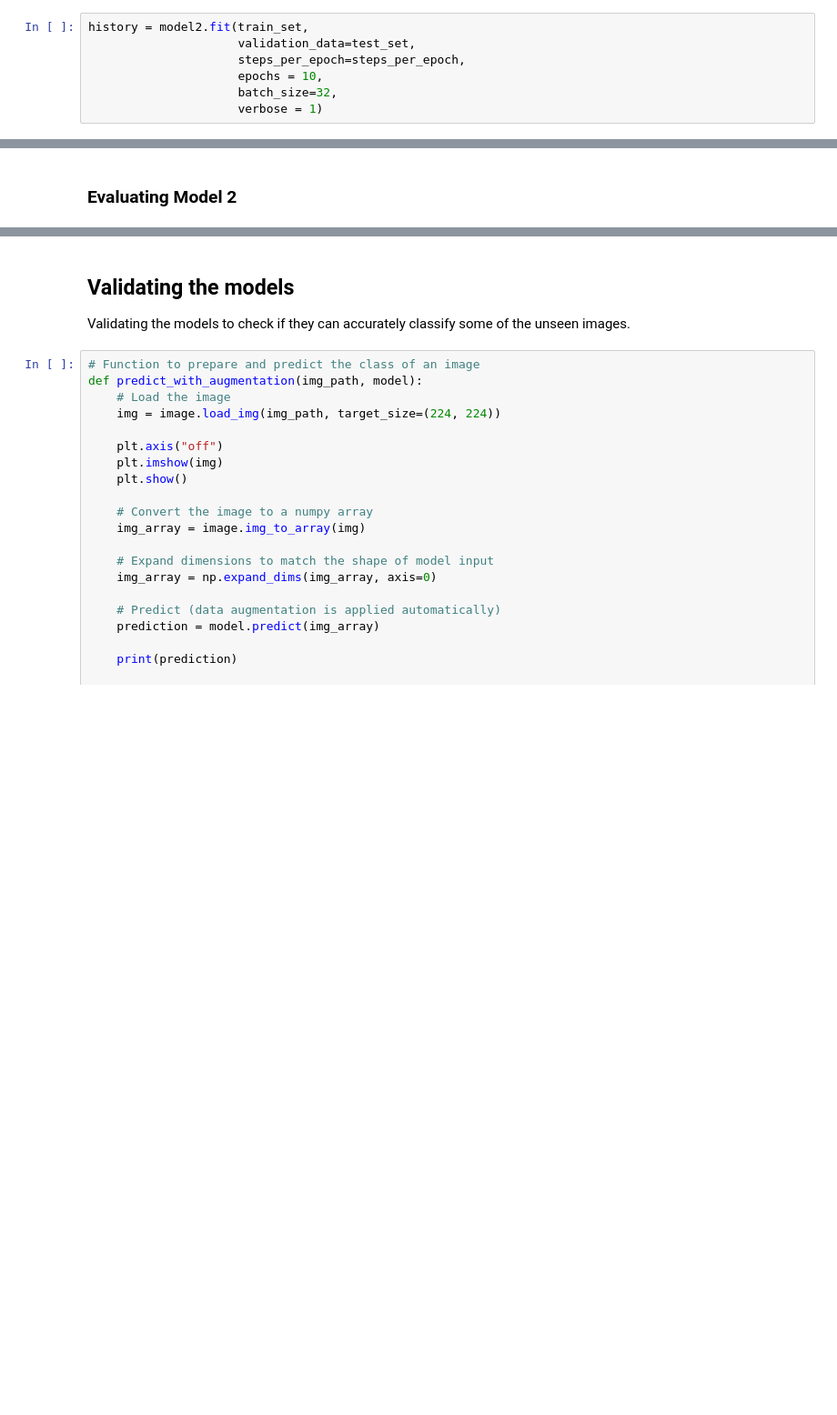
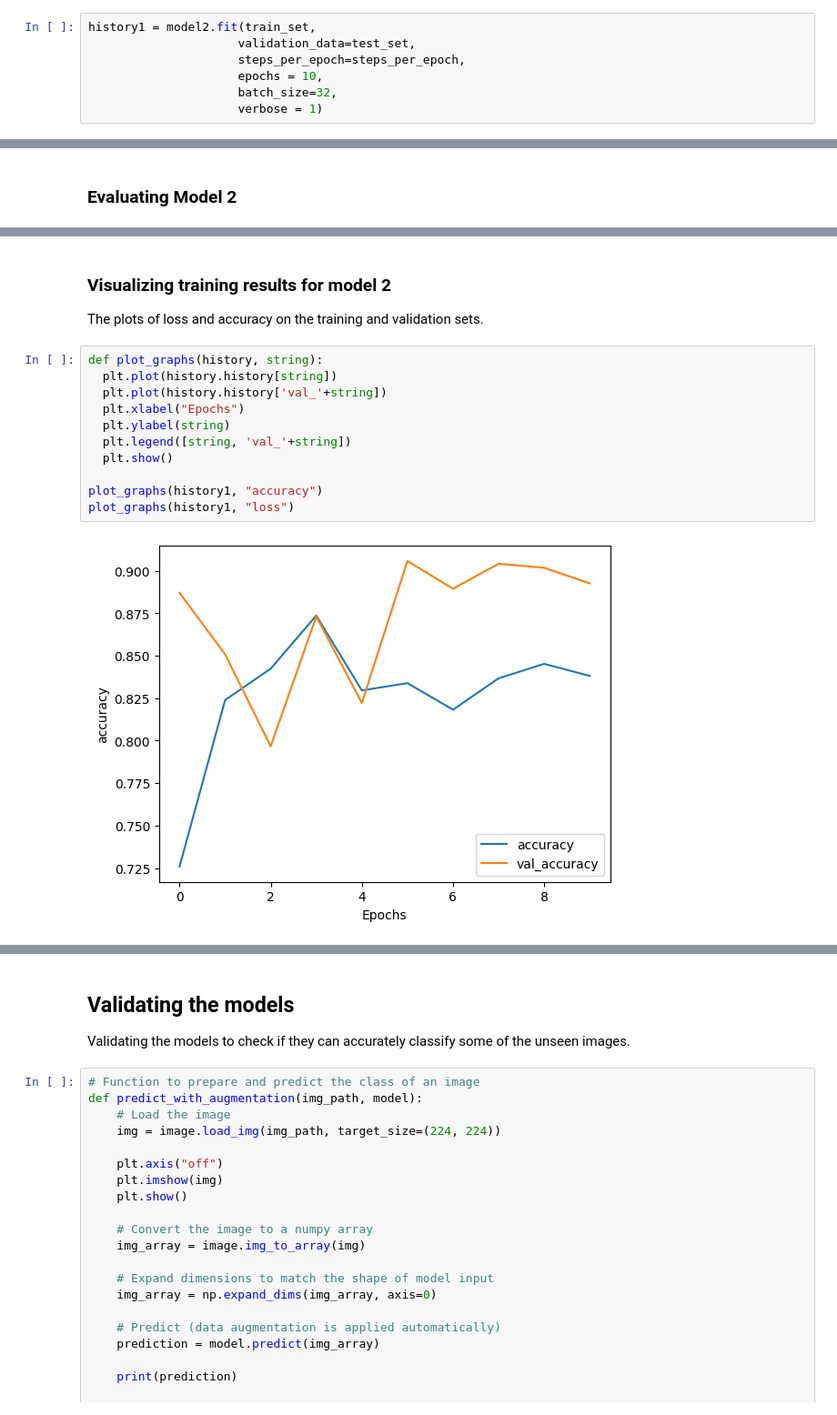
Before and after one commit to poojan007/ICT619-Waste-Sorting-Assistant, a Jupyter notebook: ICT619_Assignment_1_SmartSort.ipynb, the cells around one changed output, grey strips where cells are left out. Shown at 91% size. Saved outputs shown, nothing was run; the diff lists cells and outputs as text; blank space fills up the shorter version.

```diff
--- a/ICT619_Assignment_1_SmartSort.ipynb
+++ b/ICT619_Assignment_1_SmartSort.ipynb
@@ -294,7 +342,7 @@ model2.compile(optimizer='adam',
 # %% [markdown]
 ### Training Model 2
 # %%
-history = model2.fit(train_set,
+history1 = model2.fit(train_set,
                      validation_data=test_set,
                      steps_per_epoch=steps_per_epoch,
                      epochs = 10,
@@ -330,0 +379,17 @@ Test Accuracy: 0.7398
+# %% [markdown]
+### Visualizing training results for model 2
+
+The plots of loss and accuracy on the training and validation sets.
+# %%
+def plot_graphs(history, string):
+  plt.plot(history.history[string])
+  plt.plot(history.history['val_'+string])
+  plt.xlabel("Epochs")
+  plt.ylabel(string)
+  plt.legend([string, 'val_'+string])
+  plt.show()
+
+plot_graphs(history1, "accuracy")
+plot_graphs(history1, "loss")
+# %% [output]
+[figure, added]
```
Also changed, not shown: parts of 12 cells of this notebook, 4 other files.
